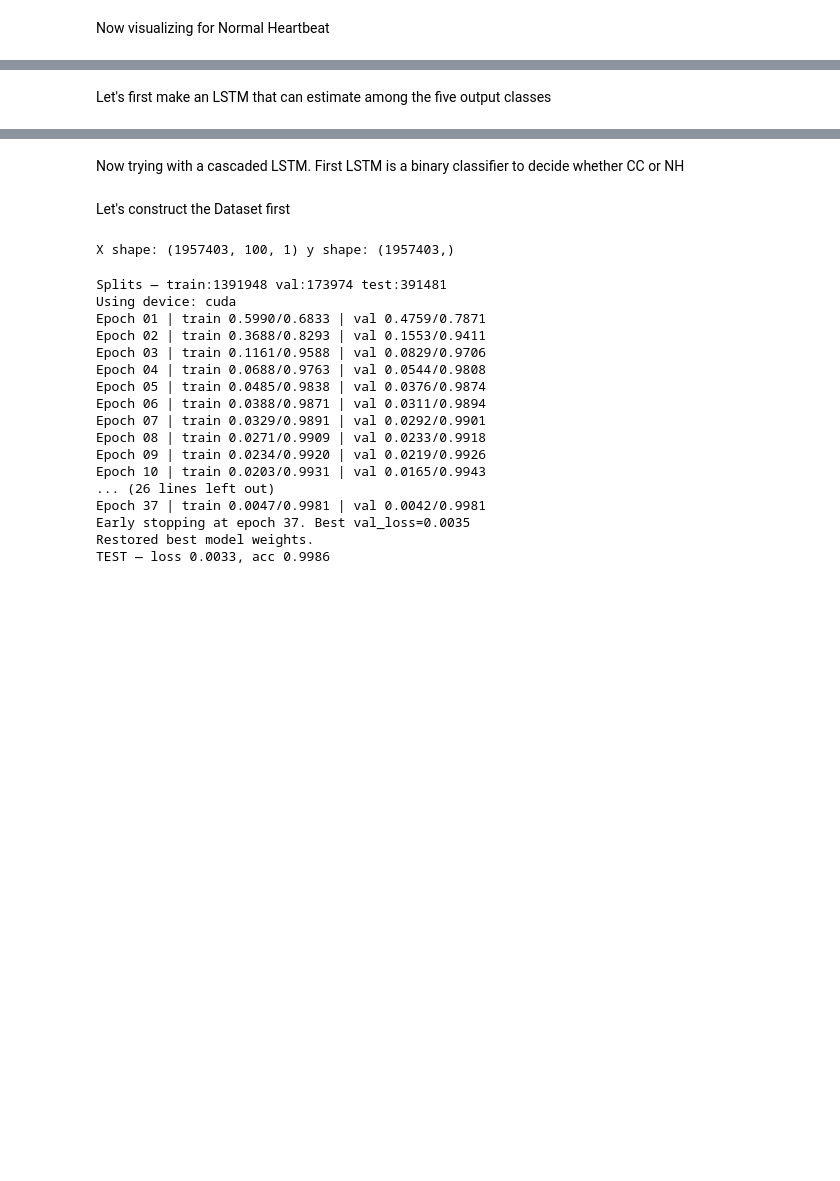
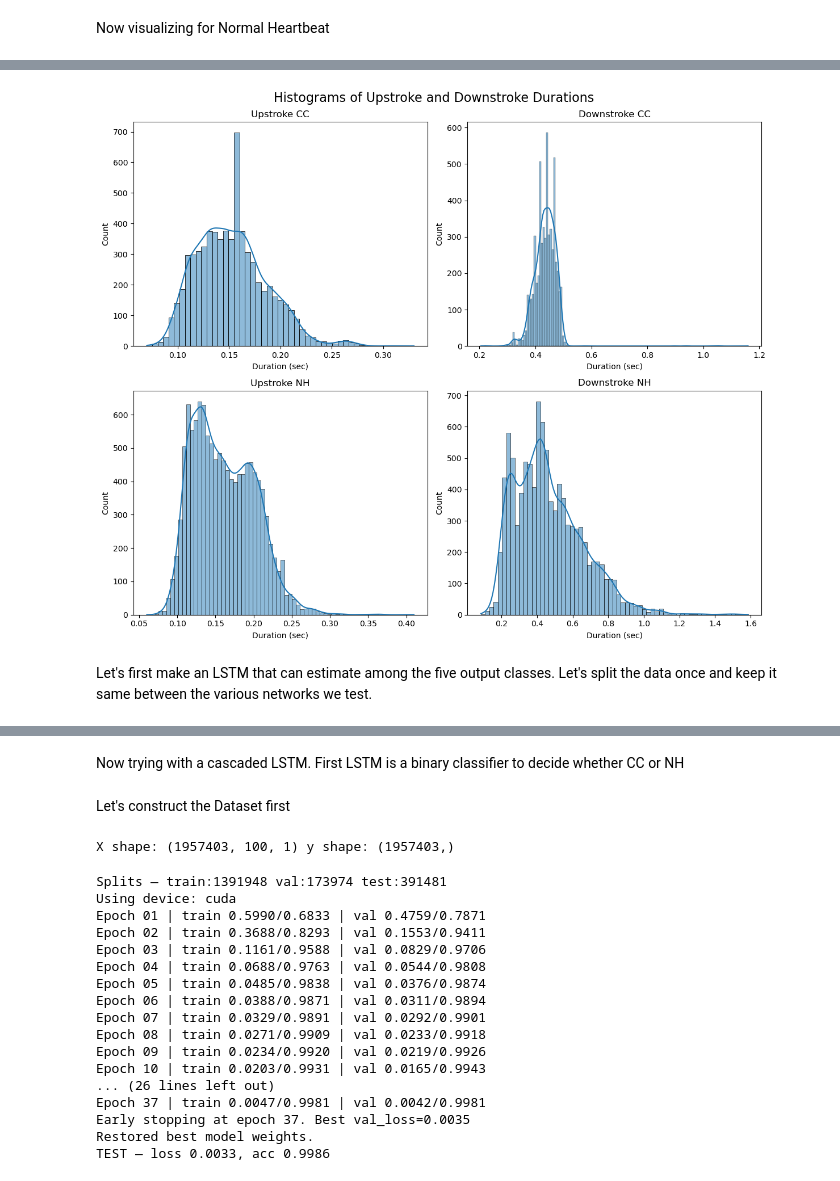
Before and after one commit to suranjanotti/CPR_Waveform_Segmentation_PostDoc_Application_Suranjan_Ottikkutti, a Jupyter notebook: cpr_waveform_segmentation.ipynb, the cells around one changed output, grey strips where cells are left out. Drawn from its saved outputs; the diff is of its cells as text; code cells hidden in the pictures; blank space fills up the shorter version.

```diff
--- a/cpr_waveform_segmentation.ipynb
+++ b/cpr_waveform_segmentation.ipynb
@@ -230,3 +98,10 @@ plt.show()
+# %%
+from my_plotting_fun import stroke_distributions , plot_upstroke_downstroke_histograms
+upstroke_cc, downstroke_cc, df_strokse_cc = stroke_distributions(output_data[idx_cc], label_a=1, label_b=2, zero_label=0, signal_freq=200)
+upstroke_nh, downstroke_nh, df_strokse_nh = stroke_distributions(output_data[idx_nh], label_a=3, label_b=4, zero_label=0, signal_freq=200)
+plot_upstroke_downstroke_histograms(upstroke_cc, downstroke_cc, upstroke_nh, downstroke_nh)
+# %% [output]
+[figure, added]
 # %% [markdown]
-Let's first make an LSTM that can estimate among the five output classes
+Let's first make an LSTM that can estimate among the five output classes. Let's split the data once and keep it same between the various networks we test.
 # %%
```
Also changed, not shown: parts of 14 cells of this notebook, 2 other files.
